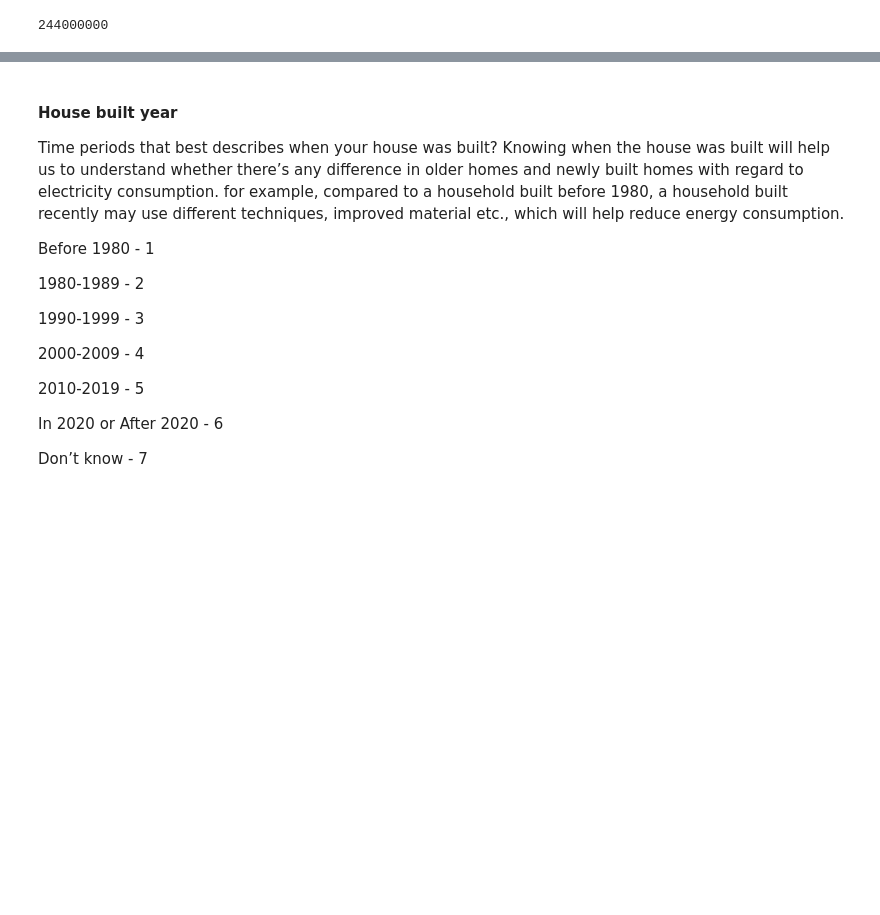
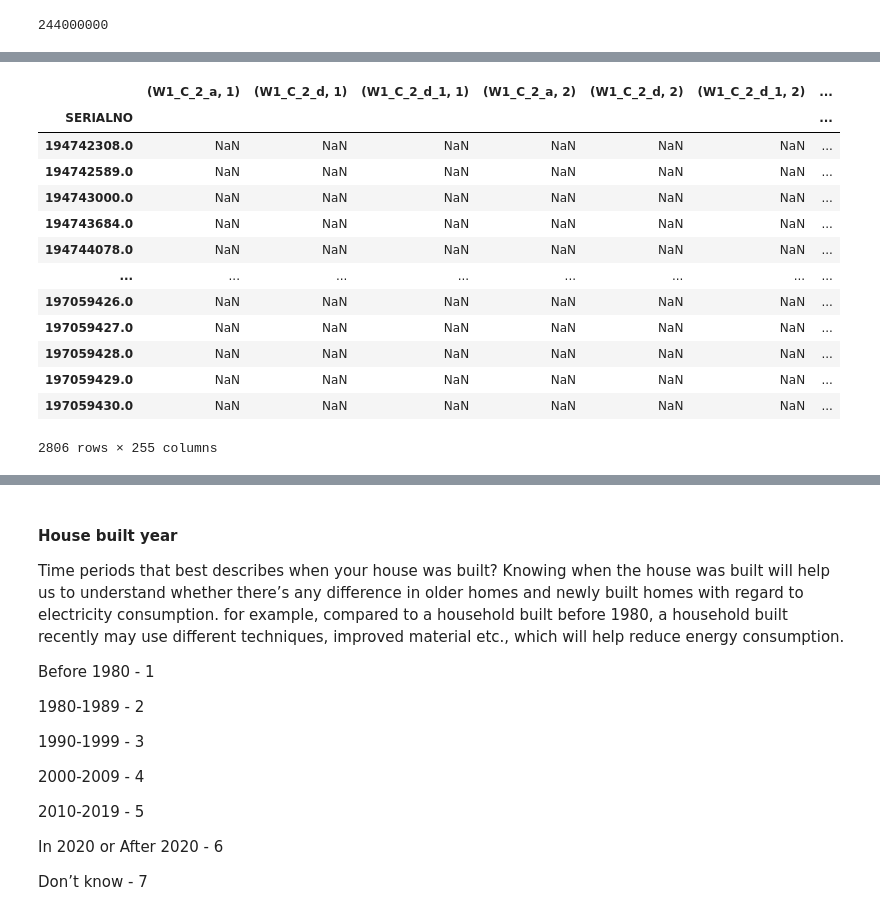
Before and after one commit to LIRNEasia/lacuna, a Jupyter notebook: notebooks/1_eda_on_survey_wave_1.ipynb, the cells around one changed output, grey strips where cells are left out. Saved outputs shown, nothing was run; the diff lists cells and outputs as text; code cells hidden in the pictures; blank space fills up the shorter version.

Commit message:
disaggregated data

```diff
--- a/notebooks/1_eda_on_survey_wave_1.ipynb
+++ b/notebooks/1_eda_on_survey_wave_1.ipynb
@@ -252,0 +325,20 @@ Number of columns for Room roster: 61320
+# %%
+demog = columns[columns.str.contains('W1_C_2')]
+
+demog_1 = ['SERIALNO'] + list(demog)
+
+df = srl_version[demog_1].set_index('SERIALNO')
+
+# Reshaping the DataFrame by pivoting the iteration columns into rows
+# Using wide_to_long to group by the iteration (e.g., I_1, I_2, etc.)
+df_long = pd.wide_to_long(df.reset_index(),
+                          stubnames=['W1_C_2_a', 'W1_C_2_d', 'W1_C_2_d_1'],
+                          i='SERIALNO',
+                          j='Iteration',
+                          sep='_',
+                          suffix='\\d+').reset_index()
+
+
+df_long.columns = [col.split('_', maxsplit=2)[-1] if '_' in col else col for col in df_long.columns]
+
+print(df_long)
@@ -252,0 +351,56 @@ Number of columns for Room roster: 61320
+# %%
+import pandas as pd
+import re
+
+df = srl_version[demog_1].set_index('SERIALNO')
+
+def extract_iteration(col_name):
+
+    match_prefix = re.match(r'I_(\d+)_', col_name)
+    if match_prefix:
+        return match_prefix.group(1), col_name.split('_', 2)[-1]  # Extract iteration and core column name
+
+
+    match_suffix = re.search(r'_(\d+)$', col_name)
+    if match_suffix:
+        return match_suffix.group(1), col_name.rsplit('_', 1)[0]  # Extract iteration and core column name
+
+    # If no iteration found, return None for iteration and keep the column name
+    return None, col_name
+
+# Create a new list of columns where we extract iteration number and core column name
+reshaped_columns = []
+for col in df.columns:
+    iteration, core_name = extract_iteration(col)
+    if iteration:
+        reshaped_columns.append((iteration, core_name))
+    else:
+        reshaped_columns.append((None, col))
+
+
+df_reshaped = pd.DataFrame()
+
+# Iterate over reshaped columns and populate the new DataFrame
+for iteration, col_name in reshaped_columns:
+    if iteration:
+        df_reshaped[(col_name, iteration)] = df[col]  # Add iteration as a level in MultiIndex
+    else:
+        df_reshaped[col_name] = df[col]  # Columns without iterations
+
+
+df_reshaped
+# %% [output]
+|  | (W1_C_2_a, 1) | (W1_C_2_d, 1) | (W1_C_2_d_1, 1) | (W1_C_2_a, 2) | (W1_C_2_d, 2) | (W1_C_2_d_1, 2) | ... |
+| SERIALNO |  |  |  |  |  |  | ... |
+| 194742308.0 | NaN | NaN | NaN | NaN | NaN | NaN | ... |
+| 194742589.0 | NaN | NaN | NaN | NaN | NaN | NaN | ... |
+| 194743000.0 | NaN | NaN | NaN | NaN | NaN | NaN | ... |
+| 194743684.0 | NaN | NaN | NaN | NaN | NaN | NaN | ... |
+| 194744078.0 | NaN | NaN | NaN | NaN | NaN | NaN | ... |
+| ... | ... | ... | ... | ... | ... | ... | ... |
+| 197059426.0 | NaN | NaN | NaN | NaN | NaN | NaN | ... |
+| 197059427.0 | NaN | NaN | NaN | NaN | NaN | NaN | ... |
+| 197059428.0 | NaN | NaN | NaN | NaN | NaN | NaN | ... |
+| 197059429.0 | NaN | NaN | NaN | NaN | NaN | NaN | ... |
+| 197059430.0 | NaN | NaN | NaN | NaN | NaN | NaN | ... |
+2806 rows × 255 columns
```
Also changed, not shown: parts of 8 cells of this notebook.
